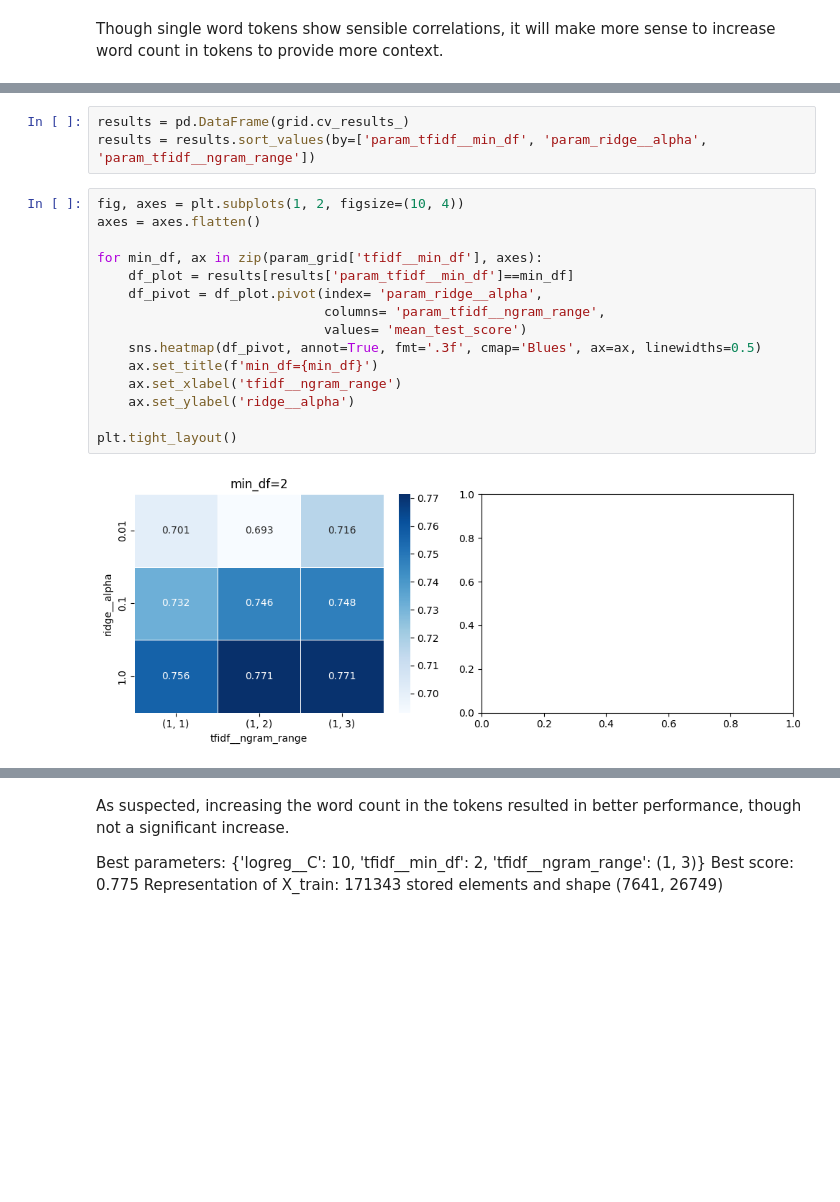
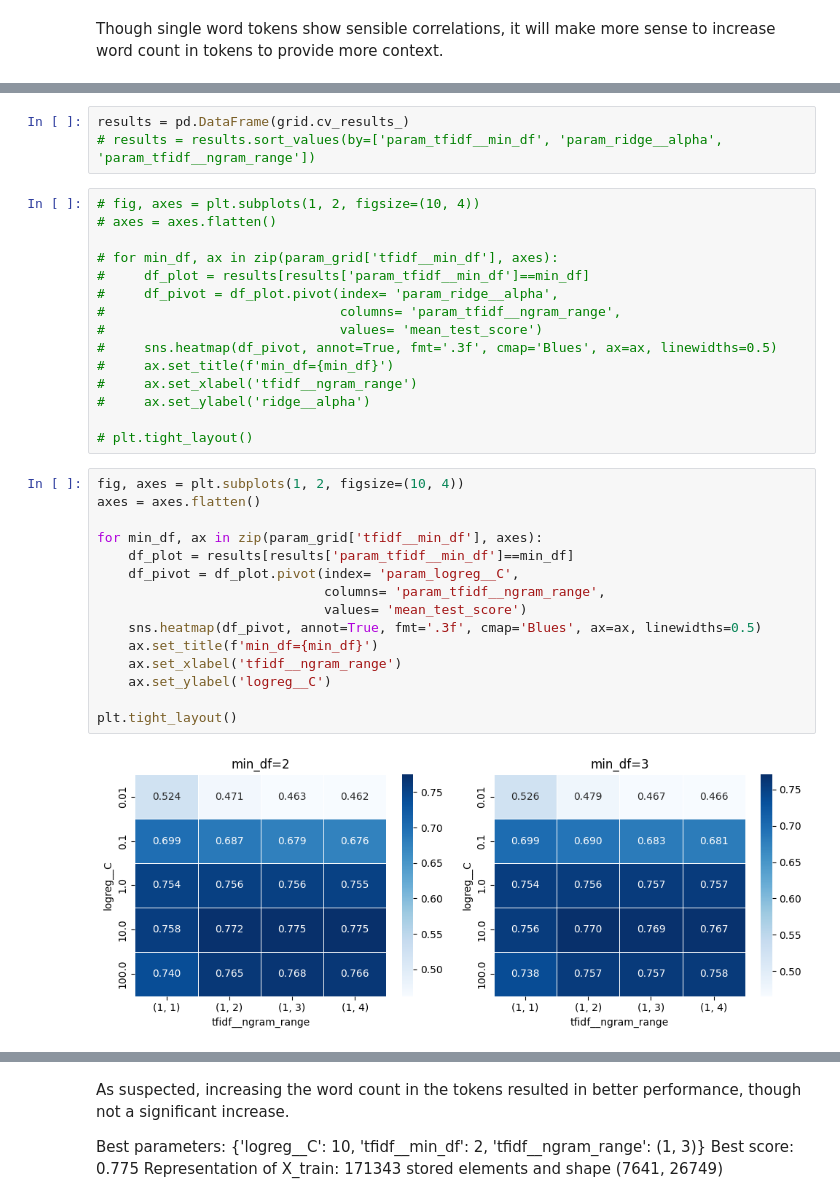
Before and after one commit to abhaykukade/classifying_math_prob_nlp, a Jupyter notebook: main.ipynb, the cells around one changed output, grey strips where cells are left out. Drawn from its saved outputs; the diff is of its cells as text; blank space fills up the shorter version.

```diff
--- a/main.ipynb
+++ b/main.ipynb
@@ -561,23 +563,38 @@ GridSearchCV(cv=StratifiedKFold(n_splits=3, random_state=None, shuffle=False),
 # %%
 results = pd.DataFrame(grid.cv_results_)
-results = results.sort_values(by=['param_tfidf__min_df', 'param_ridge__alpha', 'param_tfidf__ngram_range'])
+# results = results.sort_values(by=['param_tfidf__min_df', 'param_ridge__alpha', 'param_tfidf__ngram_range'])
 # %%
-fig, axes = plt.subplots(1, 2, figsize=(10, 4))
-axes = axes.flatten()
+# fig, axes = plt.subplots(1, 2, figsize=(10, 4))
+# axes = axes.flatten()
 
-for min_df, ax in zip(param_grid['tfidf__min_df'], axes):
-    df_plot = results[results['param_tfidf__min_df']==min_df]
-    df_pivot = df_plot.pivot(index= 'param_ridge__alpha',
-                             columns= 'param_tfidf__ngram_range',
-                             values= 'mean_test_score')
-    sns.heatmap(df_pivot, annot=True, fmt='.3f', cmap='Blues', ax=ax, linewidths=0.5)
-    ax.set_title(f'min_df={min_df}')
-    ax.set_xlabel('tfidf__ngram_range')
-    ax.set_ylabel('ridge__alpha')
+# for min_df, ax in zip(param_grid['tfidf__min_df'], axes):
+#     df_plot = results[results['param_tfidf__min_df']==min_df]
+#     df_pivot = df_plot.pivot(index= 'param_ridge__alpha',
+#                              columns= 'param_tfidf__ngram_range',
+#                              values= 'mean_test_score')
+#     sns.heatmap(df_pivot, annot=True, fmt='.3f', cmap='Blues', ax=ax, linewidths=0.5)
+#     ax.set_title(f'min_df={min_df}')
+#     ax.set_xlabel('tfidf__ngram_range')
+#     ax.set_ylabel('ridge__alpha')
 
-plt.tight_layout()
+# plt.tight_layout()
-# %% [output]
-[figure, removed]
+# %%
+fig, axes = plt.subplots(1, 2, figsize=(10, 4))
+axes = axes.flatten()
+
+for min_df, ax in zip(param_grid['tfidf__min_df'], axes):
+    df_plot = results[results['param_tfidf__min_df']==min_df]
+    df_pivot = df_plot.pivot(index= 'param_logreg__C',
+                             columns= 'param_tfidf__ngram_range',
+                             values= 'mean_test_score')
+    sns.heatmap(df_pivot, annot=True, fmt='.3f', cmap='Blues', ax=ax, linewidths=0.5)
+    ax.set_title(f'min_df={min_df}')
+    ax.set_xlabel('tfidf__ngram_range')
+    ax.set_ylabel('logreg__C')
+
+plt.tight_layout()
+# %% [output]
+[figure, added]
 # %%
 print(f'Best parameters: {grid.best_params_}')
 print(f'Best score: {grid.best_score_:.3f}')
```
Also changed, not shown: parts of 10 cells of this notebook.
